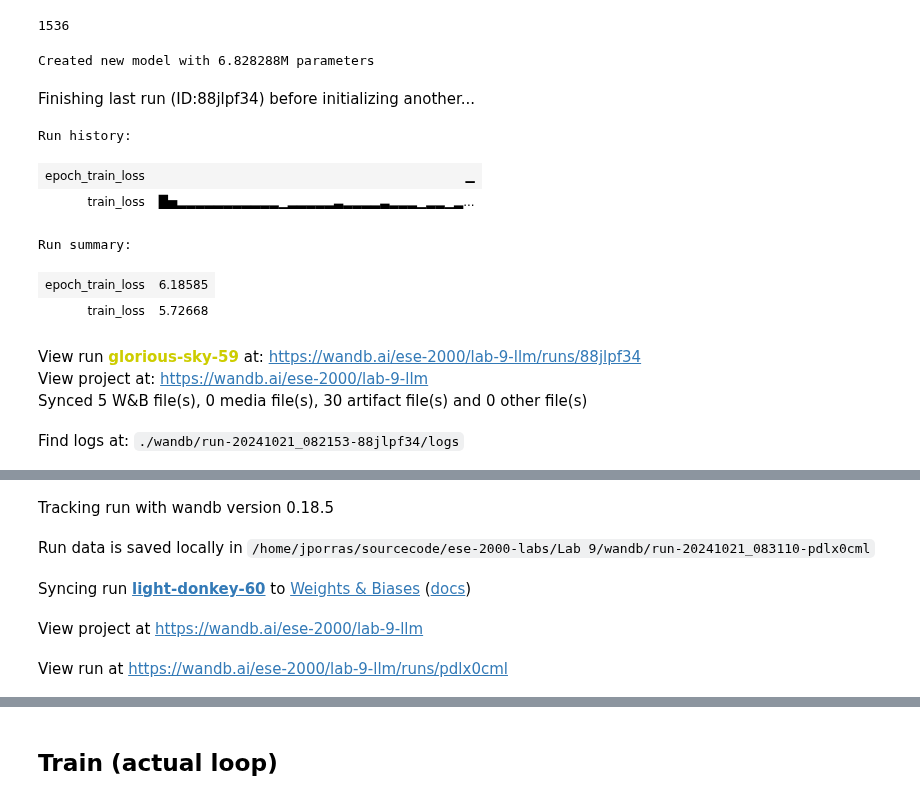
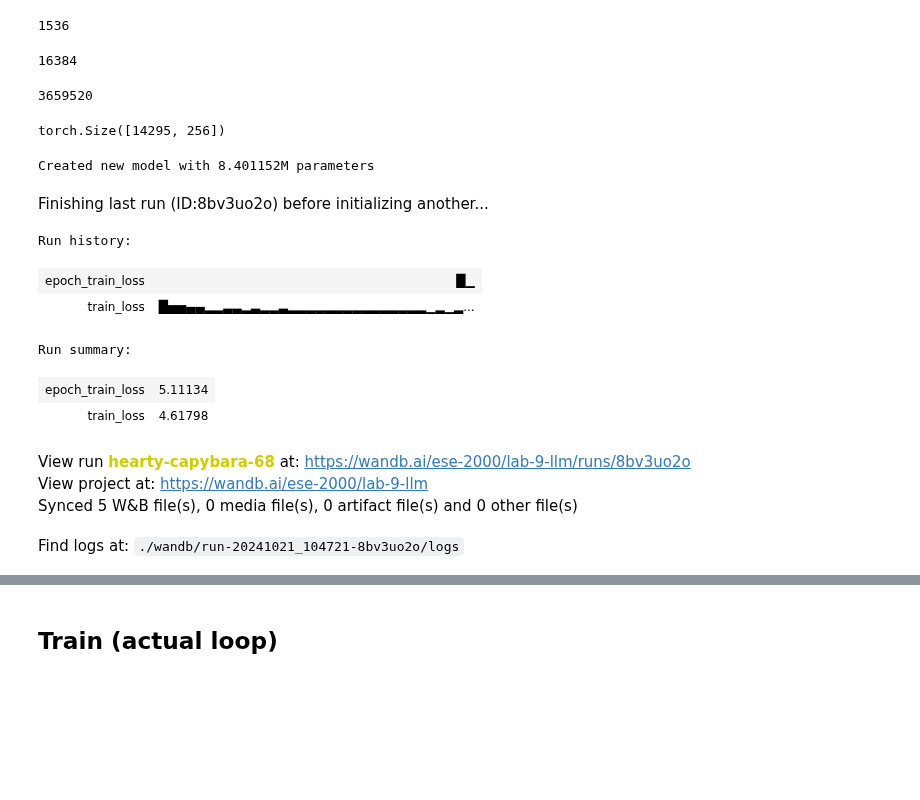
Before and after one commit to varunchitturi/ese-2000-labs, a Jupyter notebook: Lab 9/Lab_9.ipynb, the cells around one changed output, grey strips where cells are left out. Saved outputs shown, nothing was run; the diff lists cells and outputs as text; code cells hidden in the pictures; blank space fills up the shorter version.

Commit message:
Add up projection

```diff
--- a/Lab 9/Lab_9.ipynb
+++ b/Lab 9/Lab_9.ipynb
@@ -119,9 +119,9 @@ class TextDataset(Dataset):
 
     def __getitem__(self, idx):
         X_item = self.text[idx:idx + self.T]
-        #Y_item = self.text[idx + 1:idx + self.T + 1]
+        Y_item = self.text[idx + 1:idx + self.T + 1]
         # single item
-        Y_item = self.text[idx + self.T]
+        #Y_item = self.text[idx + self.T]
         return X_item, Y_item
 
 train_dataset = TextDataset(train, T)
@@ -396,30 +408,34 @@ class LLM(nn.Module):
         self.token_embedding = embeddings
         self.decoder_layers = nn.Sequential(*[MultiHeadLayer(m, n, H) for _ in range(L)])
         self.norm = nn.LayerNorm(n)
-        self.readout = nn.Parameter(torch.empty(n, c))
+        self.readout = nn.Parameter(torch.empty(c, n))
         self.initialize_parameters()
 
     def initialize_parameters(self):
         nn.init.kaiming_uniform_(self.readout, a=math.sqrt(5))
 
-    def forward(self, tokens):
-        token_emb = self.token_embedding[tokens]
+    def forward(self, E):
+        token_emb = self.token_embedding[E]
         #token_emb = tokens
-        pos_emb = self.position_embedding(torch.arange(tokens.shape[1], device=device))
-        x = token_emb + pos_emb
+        pos_emb = self.position_embedding(torch.arange(E.shape[1], device=device))
+        X = token_emb + pos_emb
         # We permute to get shape of batch (B) x embed_dim (n) x context_size (T): (B, n, T)
-        x = x.permute(0,2,1)
-        x = self.decoder_layers(x)
-        # Average over the context size
-        y_hat = torch.matmul(x.mean(dim=-1), self.readout)
+        X = X.permute(0,2,1)
+        X_L = self.decoder_layers(X)
+        # Average over the context size and readout
+        #y_hat = torch.matmul(x.mean(dim=-1), self.readout)
+        y_hat = torch.matmul(self.readout,X_L) # (B, c, T)
         return y_hat
 
+print(f"T={T}")
 E = next(iter(train_loader))[0]
+print(f"E.shape={E.shape}")
 model = LLM(L=3, m=3, H=2).to(device)
 logits = model(E)
+last_token_logits = logits[:,-1,:]
 print(f"Number of parameters: {sum(p.numel() for p in model.parameters())}")
-print(f"Output shape: {out.shape}") #(B,T,n)
+#print(f"Output shape: {out.shape}") #(B,T,n)
 #print(f"Output sample: {out[0,0:1,:]}")
-print("logits: ", (logits.argmax(dim=-1).tolist()))
-print("text prediction: ", tokens_to_words(logits.argmax(dim=-1).tolist()))
+print("logits: ", (last_token_logits.argmax(dim=-1).tolist()))
+print("text prediction: ", tokens_to_words(last_token_logits.argmax(dim=-1).tolist()))
 # %% [output]
@@ -505,49 +519,57 @@ model.position_embedding.weight.data.numel()
 model.decoder_layers[0].Q.data.numel()
 # %% [output]
 1536
+# %%
+display(model.position_embedding.weight.data.numel())
+display(model.readout.data.numel())
+model.readout.shape
+# %% [output]
+16384
+3659520
+torch.Size([14295, 256])
 # %%
 L = 6
 H = 8
 #m = n//H
-m = 64
+m = 32
 lr = 1e-4
 num_epochs = 10
 #num_epochs = 1
 
-B = 256
+B = 32
 train_loader = DataLoader(train_dataset, batch_size=B, shuffle=True)
 test_loader = DataLoader(test_dataset, batch_size=B, shuffle=False)
 
 model = LLM(L, m, H).to(device)
 num_parameters_str = str(sum(p.numel() for p in model.parameters())/1e6,) + 'M parameters'
 print("Created new model with {}".format(num_parameters_str))
 run = wandb.init(
     project="lab-9-llm",
     entity="ese-2000",
     config={
         "architecture": "Transformer",
         "dataset": "TinyShakespeare",
         "num_epochs": num_epochs,
         "learning_rate": lr,
         "num_blocks": L,
         "num_heads_per_block": H,
         "context_size": T,
         "m": m,
         "n": n,
         "model_summary": str(model),
         "num_parameters": num_parameters_str
     }
 )
 # %% [output]
-Created new model with 6.828288M parameters
+Created new model with 8.401152M parameters
-Finishing last run (ID:88jlpf34) before initializing another...
+Finishing last run (ID:8bv3uo2o) before initializing another...
 Run history:
-| epoch_train_loss | ▁ |
-| train_loss | █▅▂▂▂▂▂▂▂▂▂▂▂▁▂▂▂▂▂▃▂▂▂▂▃▂▂▂▁▂▂▁▂... |
+| epoch_train_loss | █▁ |
+| train_loss | █▅▅▄▄▂▂▃▃▂▃▂▂▃▂▂▂▂▂▂▂▂▂▂▂▂▂▂▂▁▂▁▂... |
 Run summary:
-| epoch_train_loss | 6.18585 |
-| train_loss | 5.72668 |
+| epoch_train_loss | 5.11134 |
+| train_loss | 4.61798 |
-View run glorious-sky-59 at: https://wandb.ai/ese-2000/lab-9-llm/runs/88jlpf34
+View run hearty-capybara-68 at: https://wandb.ai/ese-2000/lab-9-llm/runs/8bv3uo2o
 View project at: https://wandb.ai/ese-2000/lab-9-llm
-Synced 5 W&B file(s), 0 media file(s), 30 artifact file(s) and 0 other file(s)
+Synced 5 W&B file(s), 0 media file(s), 0 artifact file(s) and 0 other file(s)
-Find logs at: ./wandb/run-20241021_082153-88jlpf34/logs
+Find logs at: ./wandb/run-20241021_104721-8bv3uo2o/logs
@@ -555,8 +577,3 @@ Successfully finished last run (ID:88jlpf34). Initializing new run:
-Tracking run with wandb version 0.18.5
-Run data is saved locally in /home/jporras/sourcecode/ese-2000-labs/Lab 9/wandb/run-20241021_083110-pdlx0cml
-Syncing run light-donkey-60 to Weights & Biases (docs)
-View project at https://wandb.ai/ese-2000/lab-9-llm
-View run at https://wandb.ai/ese-2000/lab-9-llm/runs/pdlx0cml
 # %%
 from tqdm import trange, tqdm
 
```
Also changed, not shown: parts of 17 cells of this notebook.
